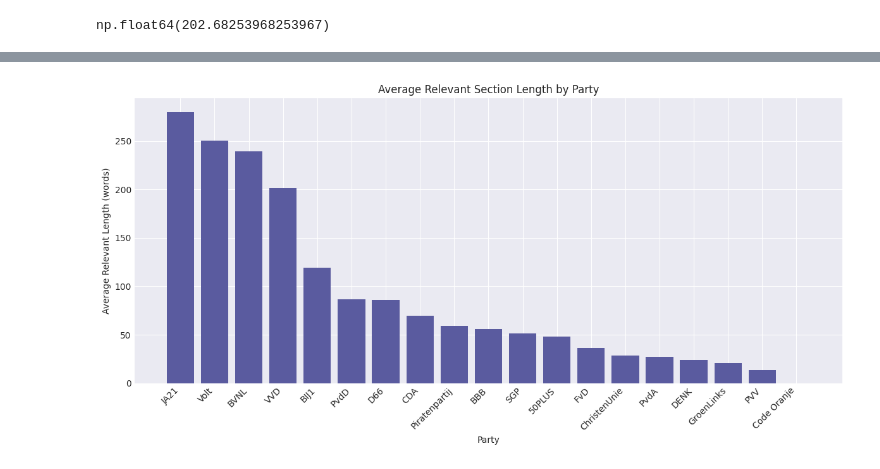
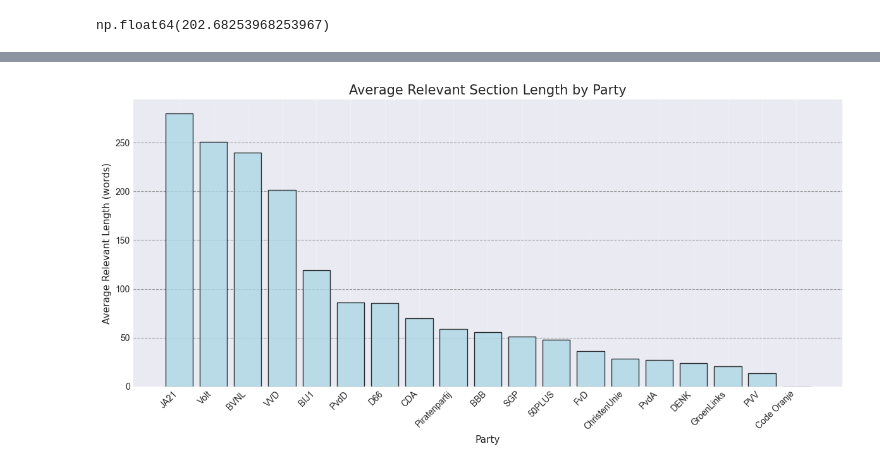
Before and after one commit to jolyeline/HUMAN, a Jupyter notebook: elections/03_party_programs_analysis.ipynb, the cells around one changed output, grey strips where cells are left out. Cells and saved outputs as stored; diff of their text form; code cells hidden in the pictures.

```diff
--- a/elections/03_party_programs_analysis.ipynb
+++ b/elections/03_party_programs_analysis.ipynb
@@ -23,0 +10,3 @@ df
+# %%
+df = pd.read_csv('elections_data_with_relevant_sections.csv')
+df.head()
@@ -67,5 +67,0 @@ df['body'].iloc[29]
-# %%
-# print the title for specific year
-df[df['year'] == 2027]['body']
-# change it to 2017
-df.loc[df['year'] == 2027, 'year'] = 2023
@@ -133,8 +160,0 @@ plt.show()
-# %%
-# ai mentions per party
-df['ai_related'].groupby(df['party']).value_counts().unstack().fillna(0).plot(kind='bar', stacked=True)
-plt.style.use(matplotx.styles.pacoty)
-plt.xlabel('Party')
-plt.ylabel('Number of Party Programs')
-plt.title('AI-related Party Programs per Party')
-plt.show()
@@ -143,8 +160,0 @@ plt.show()
-# %%
-# ai mentions per year
-df['ai_related'].groupby(df['year']).value_counts().unstack().fillna(0).plot(kind='bar', stacked=True)
-plt.style.use(matplotx.styles.pacoty)
-plt.xlabel('Year')
-plt.ylabel('Number of Party Programs')
-plt.title('AI-related Party Programs per Year')
-plt.show()
@@ -476,26 +543,26 @@ plt.show()
 # %%
 length_by_party = (
     df.groupby('party')['relevant_len_words']
       .mean()
       .sort_values(ascending=False)
       .reset_index()
 )
 
 length_by_party
 
 
-plt.style.use(matplotx.styles.pacoty)
+# plt.style.use(matplotx.styles.pacoty)
 plt.figure(figsize=(12,6))  # make the plot wider
 
-plt.bar(length_by_party['party'], length_by_party['relevant_len_words'])
-
-plt.xlabel('Party')
-plt.ylabel('Average Relevant Length (words)')
-plt.title('Average Relevant Section Length by Party')
+plt.bar(length_by_party['party'], length_by_party['relevant_len_words'], color="lightblue", edgecolor="black", alpha=0.8)
+plt.grid(axis='y', linestyle='--', alpha=0.7, color='gray')
+plt.xlabel('Party', fontsize=11, fontfamily='dejaVu Sans')
+plt.ylabel('Average Relevant Length (words)', fontsize=11, fontfamily='dejaVu Sans')
+plt.title('Average Relevant Section Length by Party', fontsize=15, fontfamily='dejaVu Sans')
 
 plt.xticks(rotation=45, ha='right')  # rotate labels + right-align so they don’t overlap
 plt.tight_layout()                  # automatically adjust margins
 
 plt.show()
 # %% [output]
-[figure, old version]
+[figure, new version]
```
Also changed, not shown: parts of 22 cells of this notebook, 7 other files.
